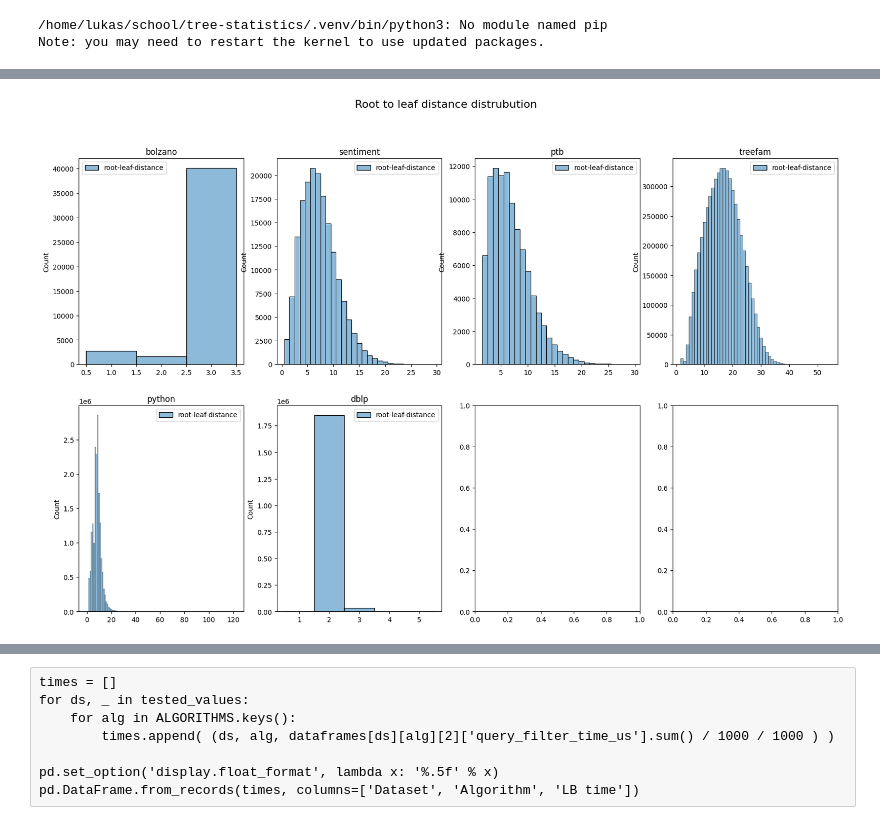
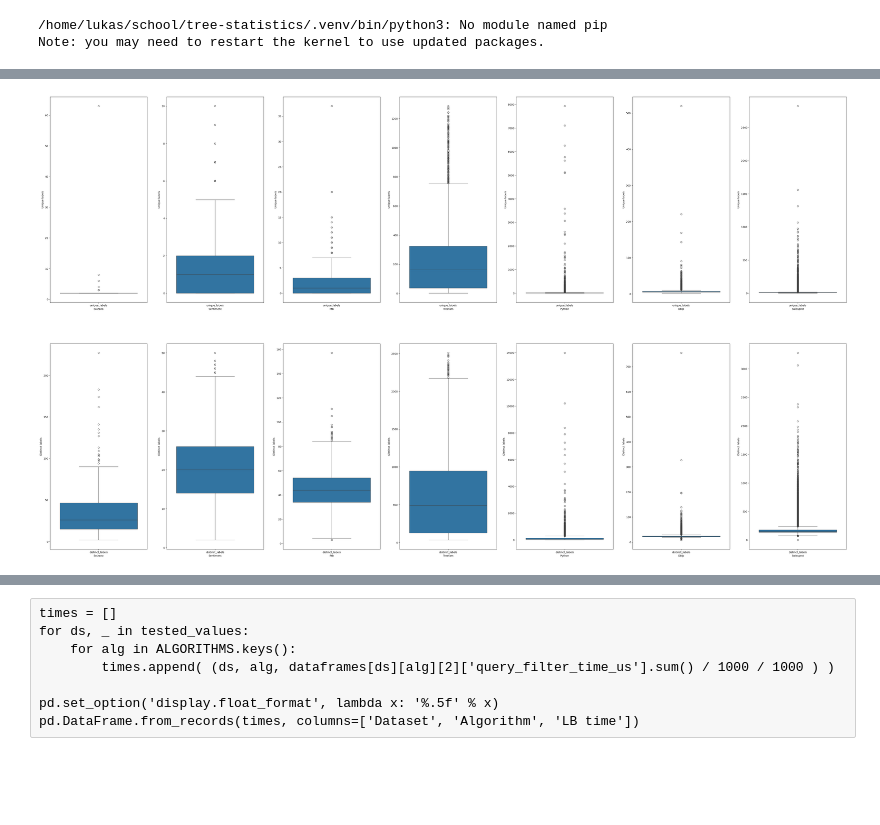
Before and after one commit to LukMRVC/tree-statistics, a Jupyter notebook: TED-viz.ipynb, the cells around one changed output, grey strips where cells are left out. Cells and saved outputs as stored; diff of their text form; code cells hidden in the pictures; blank space fills up the shorter version.

Commit message:
Boxplot for statistics

```diff
--- a/TED-viz.ipynb
+++ b/TED-viz.ipynb
@@ -69,7 +69,7 @@ def load_dataset(dataset: str, threshold: int):
     return algorithm_times
 # %%
 # tested_values= [('swissprot', 20), ('bolzano', 20), ('python', 30), ('sentiment', 10), ('ptb', 10), ('treefam', 15), ('DBLP', 6)]
-tested_values= [('bolzano', 6), ('sentiment', 10), ('ptb', 15), ('treefam', 60), ('python', 15), ('dblp', 6)]
+tested_values= [('bolzano', 6), ('sentiment', 10), ('ptb', 15), ('treefam', 60), ('python', 15), ('dblp', 6), ('swissprot', 5)]
 # %%
 dataframes = dict()
 for ds, t in tested_values:
@@ -156,49 +156,57 @@ display(df)
 # %%
-def load_stats(dataset: str):
+f, axes = plt.subplots(2, 7, figsize=(56, 32))
+
+def load_stats(dataset: str, axis, i):
     ds_path = join('./resources/statistics', dataset.lower())
-    path = join(ds_path, 'collection.csv')
-    df = pd.read_csv(path)
-    depths = pd.read_csv(join(ds_path, 'depths.csv'), names=['root-leaf-distance'], header=None)
-    degrees = pd.read_csv(join(ds_path, 'degrees.csv'), names=['degree'], header=None)
-    labels = pd.read_csv(join(ds_path, 'distinct_labels.csv'), names=['distinct_labels'], header=None)
+    # depths = pd.read_csv(join(ds_path, 'depths.csv'), names=['root-leaf-distance'], header=None)
+    # degrees = pd.read_csv(join(ds_path, 'degrees.csv'), names=['degree'], header=None)
+    distinct_labels = pd.read_csv(join(ds_path, 'distinct_labels.csv'), names=['distinct_labels'], header=None)
+    unique_labels = pd.read_csv(join(ds_path, 'unique_labels.csv'), names=['unique_labels'], header=None)
 
-    df.insert(0, 'Dataset', [dataset.capitalize()], True)
-    df.insert(6, 'Mean node degree', [degrees['degree'].mean()])
-    df.insert(6, 'Min node degree', [degrees['degree'].min()])
-    df.insert(6, 'Max node degree', [degrees['degree'].max()])
-    df.insert(9, 'Min tree height', [depths['root-leaf-distance'].min()])
-    df.insert(9, 'Max tree height', [depths['root-leaf-distance'].max()])
-    df.insert(9, 'Mean tree height (root to leaf distance)', [depths['root-leaf-distance'].mean()])
-    return (df, depths, degrees, labels)
+    # sns.boxplot(depths, ax=axis[3][i])
+    # axis[3][i].set(xlabel=dataset.capitalize(), ylabel='Depths')
 
-f, axes = plt.subplots(2, 4, figsize=(20, 12))
-f2, axes2 = plt.subplots(2, 4, figsize=(20, 12))
-f3, axes3 = plt.subplots(2, 4, figsize=(20, 12))
-f.suptitle('Root to leaf distance distrubution', fontsize=16)
-f2.suptitle('Node degree distribution', fontsize=16)
-f3.suptitle('Distinct labels distribution', fontsize=16)
-df = pd.DataFrame()
+    # sns.boxplot(degrees, ax=axis[2][i])
+    # axis[2][i].set(xlabel=dataset.capitalize(), ylabel='Node degrees')
+
+    sns.boxplot(distinct_labels, ax=axis[1][i])
+    axis[1][i].set(xlabel=dataset.capitalize(), ylabel='Distinct labels')
+
+    sns.boxplot(unique_labels, ax=axis[0][i])
+    axis[0][i].set(xlabel=dataset.capitalize(), ylabel='Unique labels')
+
 for i, (ds, _) in enumerate(tested_values):
-    row = int(i >= 4)
-    col = i % 4
-    loaded, dep, deg, lbls = load_stats(ds)
-    hp = sns.histplot(data=dep, ax=axes[row][col], discrete=True)
-    hp.set(title=ds)
-    hp2 = sns.histplot(data=deg, ax=axes2[row][col], discrete=True)
-    hp2.set(title=ds)
-    hp3 = sns.histplot(data=lbls, ax=axes3[row][col], discrete=True)
-    hp3.set(title=ds)
-    df = pd.concat([df, loaded])
+    print(ds, flush=True)
+    load_stats(ds, axes, i)
 
-pd.set_option('display.precision', 3)
 
-df.reset_index()
-df = df.rename(columns={
-    'mint': 'Min tree size',
-    'maxt': 'Max tree size',
-    'avgt': 'Average tree size',
-    'distinct_labels': 'No. of distinct labels',
-    'trees': 'No. of trees in dataset',
-})
-display(df)
+# f2, axes2 = plt.subplots(2, 4, figsize=(20, 12))
+# f3, axes3 = plt.subplots(2, 4, figsize=(20, 12))
+# f.suptitle('Root to leaf distance distrubution', fontsize=16)
+# f2.suptitle('Node degree distribution', fontsize=16)
+# f3.suptitle('Distinct labels distribution', fontsize=16)
+# df = pd.DataFrame()
+# for i, (ds, _) in enumerate(tested_values):
+#     row = int(i >= 4)
+#     col = i % 4
+#     loaded, dep, deg, lbls = load_stats(ds)
+#     hp = sns.histplot(data=dep, ax=axes[row][col], discrete=True)
+#     hp.set(title=ds)
+#     hp2 = sns.histplot(data=deg, ax=axes2[row][col], discrete=True)
+#     hp2.set(title=ds)
+#     hp3 = sns.histplot(data=lbls, ax=axes3[row][col], discrete=True)
+#     hp3.set(title=ds)
+#     df = pd.concat([df, loaded])
+
+# pd.set_option('display.precision', 3)
+
+# df.reset_index()
+# df = df.rename(columns={
+#     'mint': 'Min tree size',
+#     'maxt': 'Max tree size',
+#     'avgt': 'Average tree size',
+#     'distinct_labels': 'No. of distinct labels',
+#     'trees': 'No. of trees in dataset',
+# })
+# display(df)
 # %% [output]
@@ -212 +220 @@ display(df)
-[figure, old version]
+[figure, new version]
```
Also changed, not shown: parts of 13 cells of this notebook.
